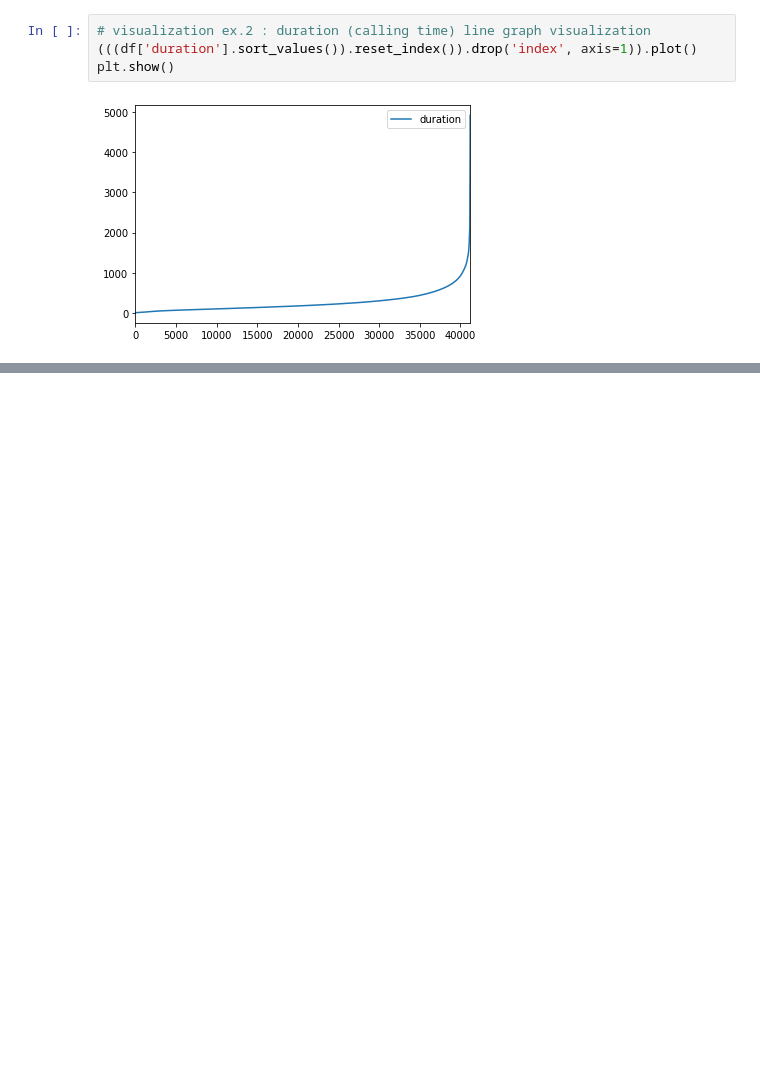
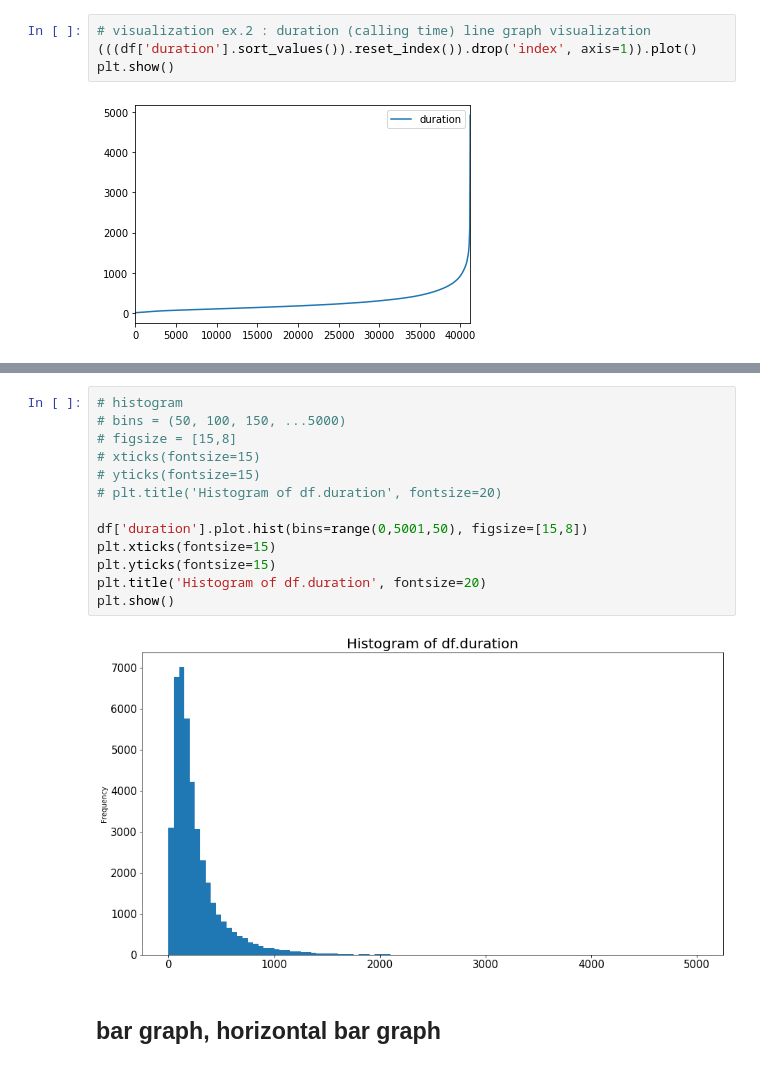
Before and after one commit to YoungJae-Hur/Data-science, a Jupyter notebook: project-marketing/8. client data analysis.ipynb, the cells around one changed output, grey strips where cells are left out. Saved outputs shown, nothing was run; the diff lists cells and outputs as text; blank space fills up the shorter version.

```diff
--- a/project-marketing/8. client data analysis.ipynb
+++ b/project-marketing/8. client data analysis.ipynb
@@ -329,0 +350,17 @@ plt.show()
+# %%
+# histogram
+# bins = (50, 100, 150, ...5000)
+# figsize = [15,8]
+# xticks(fontsize=15)
+# yticks(fontsize=15)
+# plt.title('Histogram of df.duration', fontsize=20)
+
+df['duration'].plot.hist(bins=range(0,5001,50), figsize=[15,8])
+plt.xticks(fontsize=15)
+plt.yticks(fontsize=15)
+plt.title('Histogram of df.duration', fontsize=20)
+plt.show()
+# %% [output]
+[figure, added]
+# %% [markdown]
+## bar graph, horizontal bar graph
```
Also changed, not shown: parts of 11 cells of this notebook.
